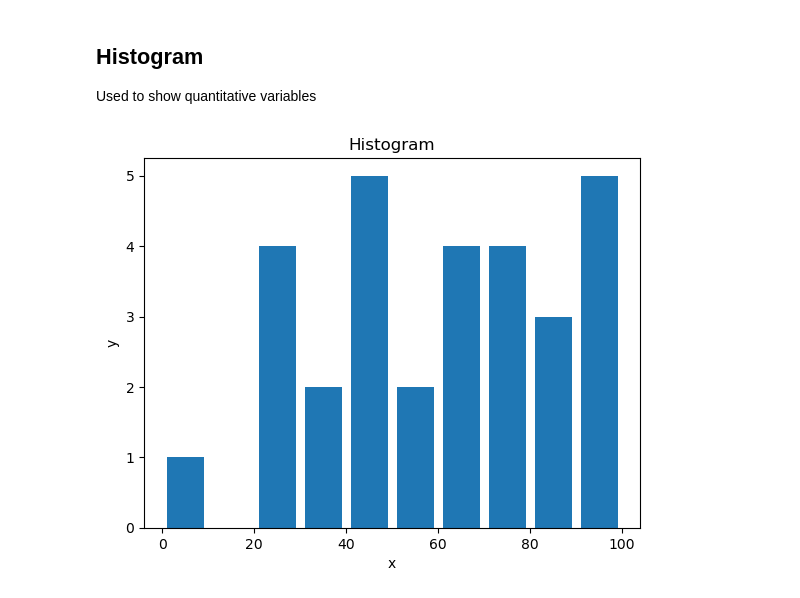
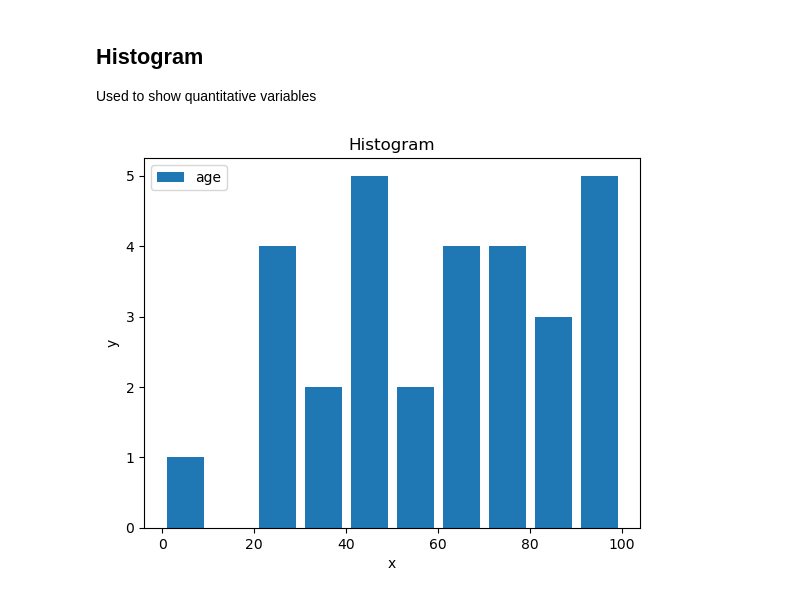
Before and after one commit to agordavidt/Data-Analytics_Course, a Jupyter notebook: python_data_analytics/matplotlib/00-data_visualization.ipynb, the cells around one changed output. Drawn from its saved outputs; the diff is of its cells as text; code cells hidden in the pictures.

```diff
--- a/python_data_analytics/matplotlib/00-data_visualization.ipynb
+++ b/python_data_analytics/matplotlib/00-data_visualization.ipynb
@@ -93,15 +93,15 @@ Used to show quantitative variables
 # %%
 population_ages = [22,55,62,45,21,22,34,42,42,4,99,82,90,60,71,82,97,100,95,60,75,69,80,75,46,34,55,44,76,25]
 
 bins = [0,10,20,30,40,50,60,70,80,90,100]
 
-plt.hist(population_ages, bins, histtype="bar", rwidth=0.8) # rwidth=0.8
+plt.hist(population_ages, bins, histtype="bar", label='age', rwidth=0.8) # rwidth=0.8
 
 plt.xlabel("x")
 plt.ylabel("y")
 plt.title("Histogram")
-#plt.legend()
+plt.legend()
 
 plt.show()
 # %% [output]
-[figure, old version]
+[figure, new version]
```
Also changed, not shown: parts of 4 cells of this notebook.
